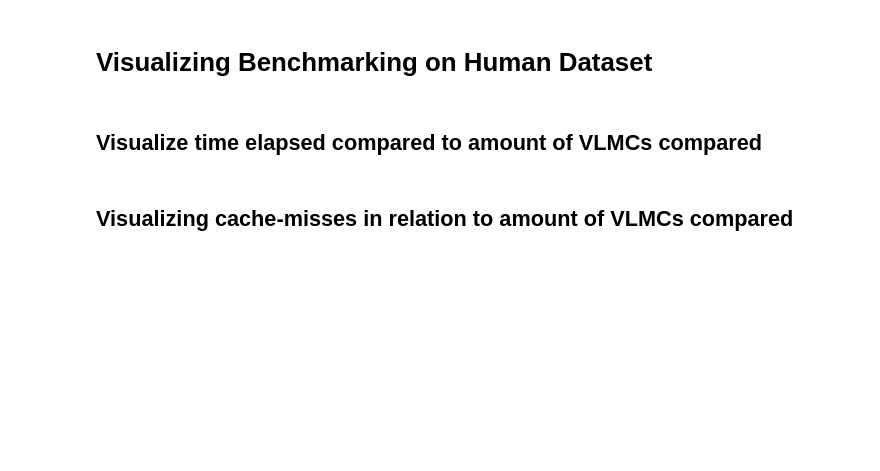
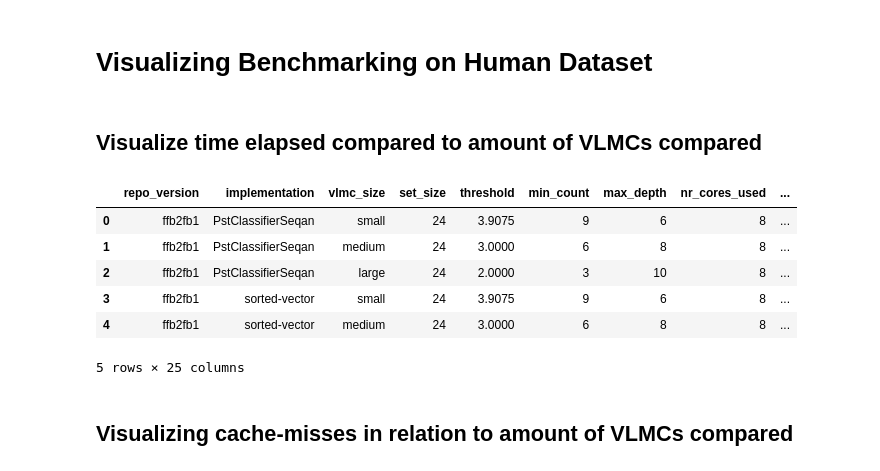
Before and after one commit to atjaoan/dvstar_thesis, a Jupyter notebook: vis.ipynb, the cells around one changed output. Drawn from its saved outputs; the diff is of its cells as text; code cells hidden in the pictures; blank space fills up the shorter version.

```diff
--- a/vis.ipynb
+++ b/vis.ipynb
@@ -138,3 +150,13 @@ fig.show()
+# %%
+df.head()
+# %% [output]
+|  | repo_version | implementation | vlmc_size | set_size | threshold | min_count | max_depth | nr_cores_used | ... |
+| 0 | ffb2fb1 | PstClassifierSeqan | small | 24 | 3.9075 | 9 | 6 | 8 | ... |
+| 1 | ffb2fb1 | PstClassifierSeqan | medium | 24 | 3.0000 | 6 | 8 | 8 | ... |
+| 2 | ffb2fb1 | PstClassifierSeqan | large | 24 | 2.0000 | 3 | 10 | 8 | ... |
+| 3 | ffb2fb1 | sorted-vector | small | 24 | 3.9075 | 9 | 6 | 8 | ... |
+| 4 | ffb2fb1 | sorted-vector | medium | 24 | 3.0000 | 6 | 8 | 8 | ... |
+5 rows × 25 columns
 # %% [markdown]
 ## Visualizing cache-misses in relation to amount of VLMCs compared
 # %%
```
Also changed, not shown: parts of 6 cells of this notebook.
